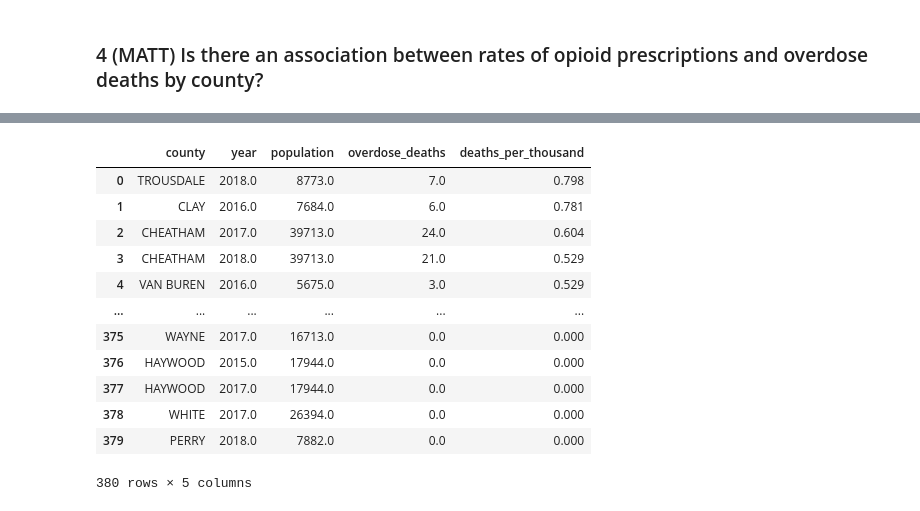
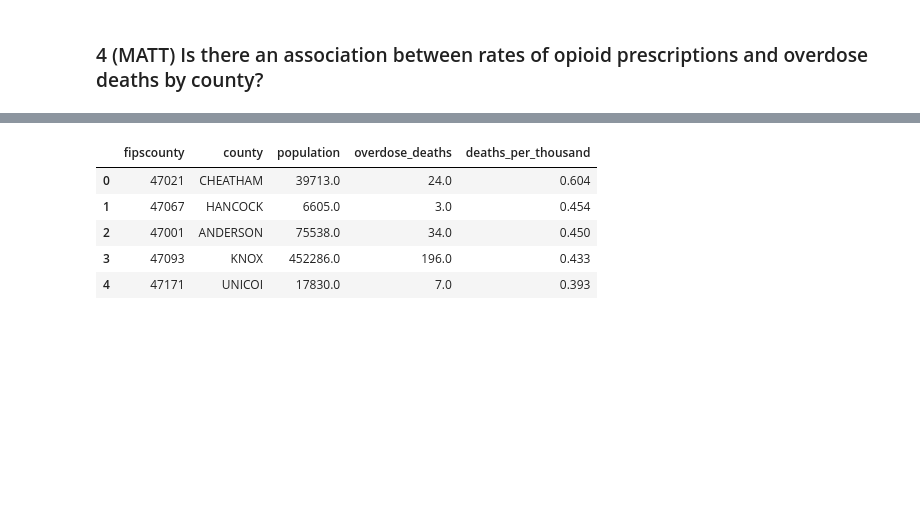
Before and after one commit to nss-data-science-cohort-4/sql_rx_project-mmm, a Jupyter notebook: sql_rx_parker.ipynb, the cells around one changed output, grey strips where cells are left out. Drawn from its saved outputs; the diff is of its cells as text; code cells hidden in the pictures; blank space fills up the shorter version.

Commit message:
Created a table to answer questions 4 & 5 (need to do quality assurance)

```diff
--- a/sql_rx_parker.ipynb
+++ b/sql_rx_parker.ipynb
@@ -75,34 +65,28 @@ claims_per_generic
 # %%
 #Overdose deaths per county per year
 query = '''
-SELECT f.county
-    , year
+SELECT f.fipscounty
+    , f.county
     , p.population
     , overdose_deaths
     , ROUND(overdose_deaths / population * 1000.0, 3) AS deaths_per_thousand
 FROM overdose_deaths AS o
 JOIN fips_county AS f
 USING(fipscounty)
 JOIN population AS p
 USING(fipscounty)
+WHERE year = 2017
 ORDER BY deaths_per_thousand DESC;
 '''
 
-claims_per_generic = pd.read_sql(query, con = engine)
-claims_per_generic
+od_deaths = pd.read_sql(query, con = engine)
+od_deaths.head()
 # %% [output]
-|  | county | year | population | overdose_deaths | deaths_per_thousand |
-| 0 | TROUSDALE | 2018.0 | 8773.0 | 7.0 | 0.798 |
-| 1 | CLAY | 2016.0 | 7684.0 | 6.0 | 0.781 |
-| 2 | CHEATHAM | 2017.0 | 39713.0 | 24.0 | 0.604 |
-| 3 | CHEATHAM | 2018.0 | 39713.0 | 21.0 | 0.529 |
-| 4 | VAN BUREN | 2016.0 | 5675.0 | 3.0 | 0.529 |
-| ... | ... | ... | ... | ... | ... |
-| 375 | WAYNE | 2017.0 | 16713.0 | 0.0 | 0.000 |
-| 376 | HAYWOOD | 2015.0 | 17944.0 | 0.0 | 0.000 |
-| 377 | HAYWOOD | 2017.0 | 17944.0 | 0.0 | 0.000 |
-| 378 | WHITE | 2017.0 | 26394.0 | 0.0 | 0.000 |
-| 379 | PERRY | 2018.0 | 7882.0 | 0.0 | 0.000 |
+|  | fipscounty | county | population | overdose_deaths | deaths_per_thousand |
+| 0 | 47021 | CHEATHAM | 39713.0 | 24.0 | 0.604 |
+| 1 | 47067 | HANCOCK | 6605.0 | 3.0 | 0.454 |
+| 2 | 47001 | ANDERSON | 75538.0 | 34.0 | 0.450 |
+| 3 | 47093 | KNOX | 452286.0 | 196.0 | 0.433 |
+| 4 | 47171 | UNICOI | 17830.0 | 7.0 | 0.393 |
-380 rows × 5 columns
 # %%
 #First attempt at combining
```
Also changed, not shown: parts of 9 cells of this notebook.
